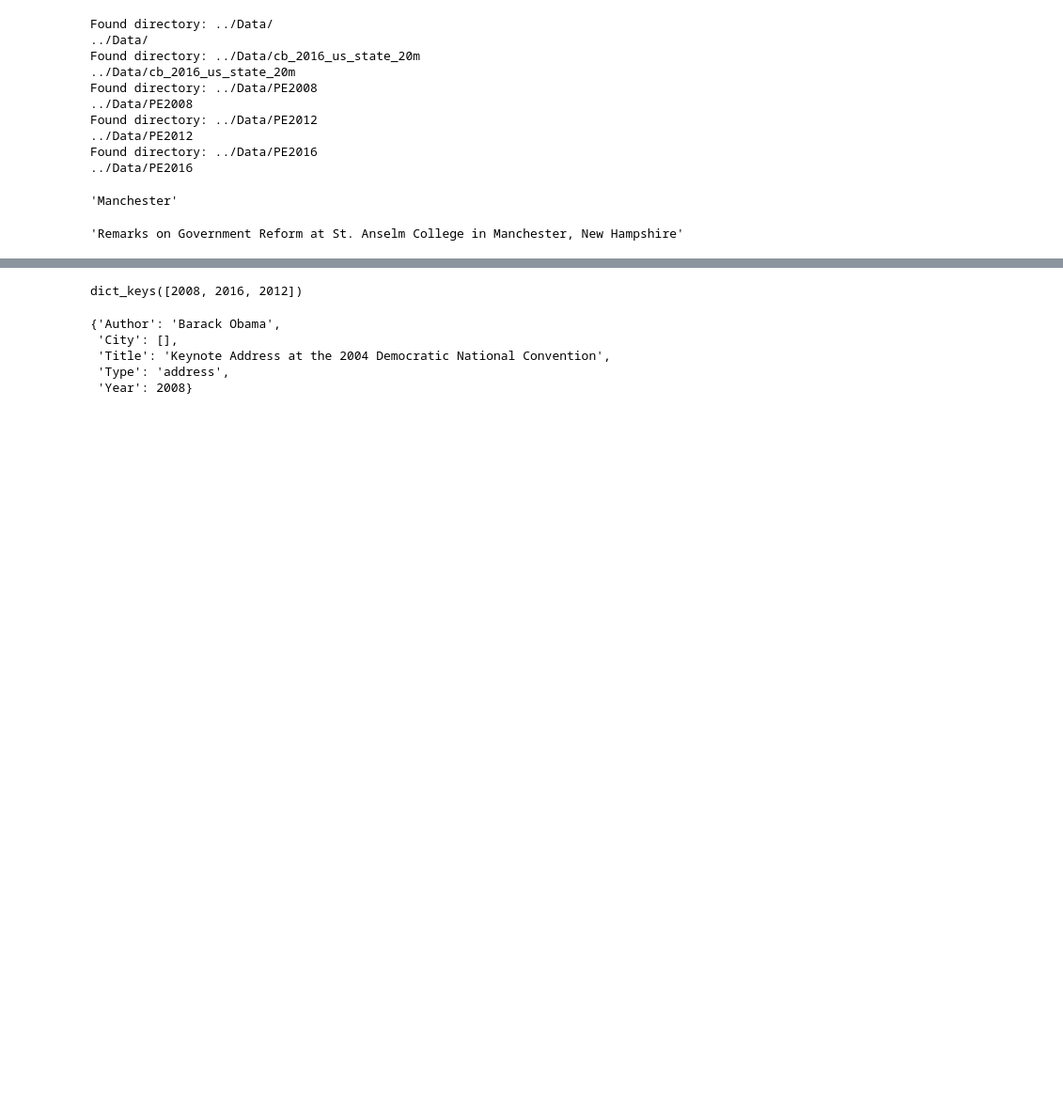
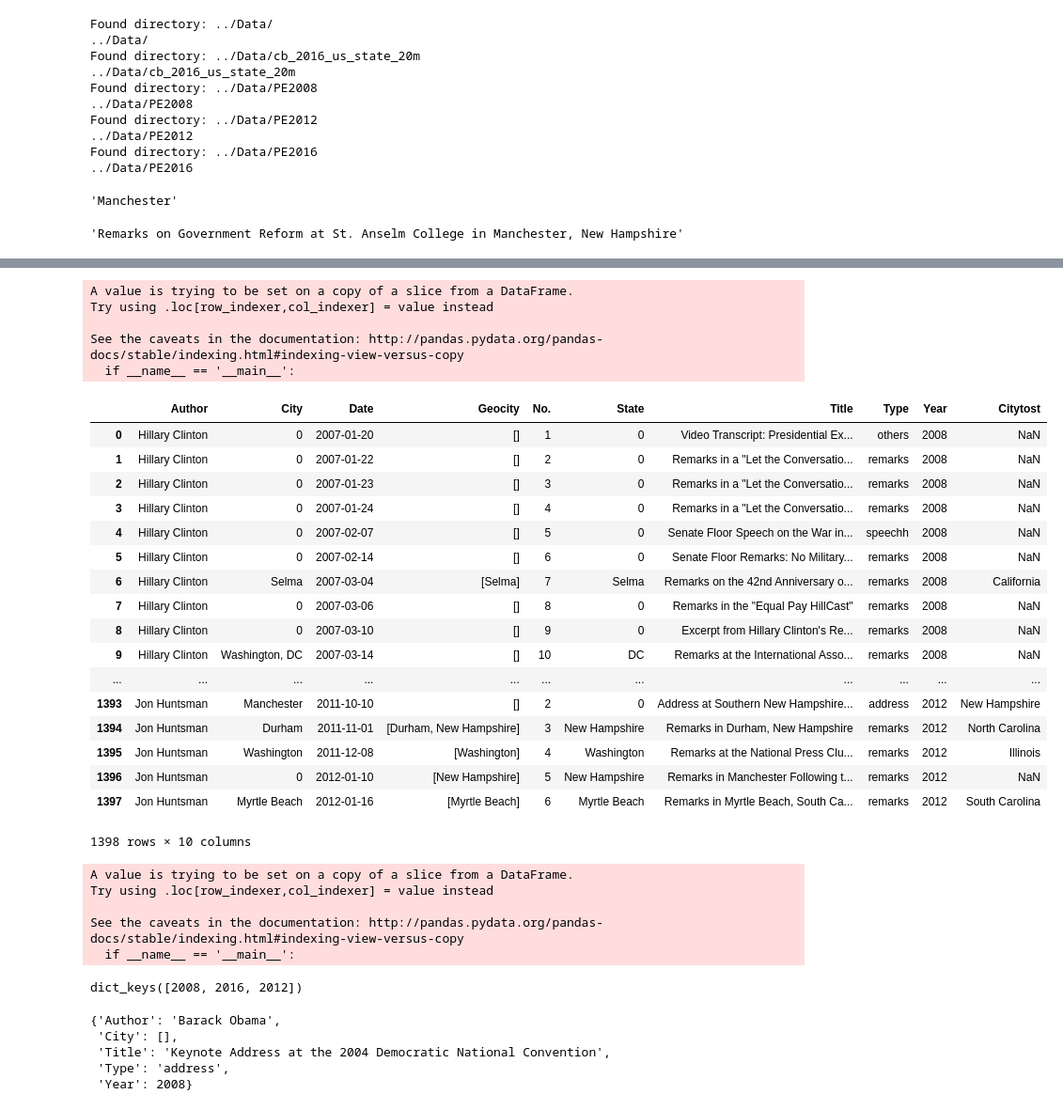
Before and after one commit to Alicechung/ML_finalPJT, a Jupyter notebook: Code/ML_preprocessing texts.ipynb, the cells around one changed output, grey strips where cells are left out. Shown at 94% size. Cells and saved outputs as stored; diff of their text form; code cells hidden in the pictures; blank space fills up the shorter version.

```diff
--- a/Code/ML_preprocessing texts.ipynb
+++ b/Code/ML_preprocessing texts.ipynb
@@ -292,0 +204,2 @@ df
+# %%
+df1 = df[['Author', 'City', 'Date', 'Geocity', 'No.', 'State','Title', 'Type', 'Year']]
@@ -293 +208,38 @@ df
+# %%
+df1['Citytost'] = df1['City'].map(city_to_state_dict)
+# %% [output]
+A value is trying to be set on a copy of a slice from a DataFrame.
+Try using .loc[row_indexer,col_indexer] = value instead
+
+See the caveats in the documentation: http://pandas.pydata.org/pandas-docs/stable/indexing.html#indexing-view-versus-copy
+  if __name__ == '__main__':
+# %%
+df1
+# %% [output]
+|  | Author | City | Date | Geocity | No. | State | Title | Type | Year | Citytost |
+| 0 | Hillary Clinton | 0 | 2007-01-20 | [] | 1 | 0 | Video Transcript: Presidential Ex... | others | 2008 | NaN |
+| 1 | Hillary Clinton | 0 | 2007-01-22 | [] | 2 | 0 | Remarks in a "Let the Conversatio... | remarks | 2008 | NaN |
+| 2 | Hillary Clinton | 0 | 2007-01-23 | [] | 3 | 0 | Remarks in a "Let the Conversatio... | remarks | 2008 | NaN |
+| 3 | Hillary Clinton | 0 | 2007-01-24 | [] | 4 | 0 | Remarks in a "Let the Conversatio... | remarks | 2008 | NaN |
+| 4 | Hillary Clinton | 0 | 2007-02-07 | [] | 5 | 0 | Senate Floor Speech on the War in... | speechh | 2008 | NaN |
+| 5 | Hillary Clinton | 0 | 2007-02-14 | [] | 6 | 0 | Senate Floor Remarks: No Military... | remarks | 2008 | NaN |
+| 6 | Hillary Clinton | Selma | 2007-03-04 | [Selma] | 7 | Selma | Remarks on the 42nd Anniversary o... | remarks | 2008 | California |
+| 7 | Hillary Clinton | 0 | 2007-03-06 | [] | 8 | 0 | Remarks in the "Equal Pay HillCast" | remarks | 2008 | NaN |
+| 8 | Hillary Clinton | 0 | 2007-03-10 | [] | 9 | 0 | Excerpt from Hillary Clinton's Re... | remarks | 2008 | NaN |
+| 9 | Hillary Clinton | Washington, DC | 2007-03-14 | [] | 10 | DC | Remarks at the International Asso... | remarks | 2008 | NaN |
+| ... | ... | ... | ... | ... | ... | ... | ... | ... | ... | ... |
+| 1393 | Jon Huntsman | Manchester | 2011-10-10 | [] | 2 | 0 | Address at Southern New Hampshire... | address | 2012 | New Hampshire |
+| 1394 | Jon Huntsman | Durham | 2011-11-01 | [Durham, New Hampshire] | 3 | New Hampshire | Remarks in Durham, New Hampshire | remarks | 2012 | North Carolina |
+| 1395 | Jon Huntsman | Washington | 2011-12-08 | [Washington] | 4 | Washington | Remarks at the National Press Clu... | remarks | 2012 | Illinois |
+| 1396 | Jon Huntsman | 0 | 2012-01-10 | [New Hampshire] | 5 | New Hampshire | Remarks in Manchester Following t... | remarks | 2012 | NaN |
+| 1397 | Jon Huntsman | Myrtle Beach | 2012-01-16 | [Myrtle Beach] | 6 | Myrtle Beach | Remarks in Myrtle Beach, South Ca... | remarks | 2012 | South Carolina |
+1398 rows × 10 columns
+# %%
+df1['flag'] = df1['State'] == df1['Citytost']
+# %% [output]
+A value is trying to be set on a copy of a slice from a DataFrame.
+Try using .loc[row_indexer,col_indexer] = value instead
+
+See the caveats in the documentation: http://pandas.pydata.org/pandas-docs/stable/indexing.html#indexing-view-versus-copy
+  if __name__ == '__main__':
 # %%
```
Also changed, not shown: parts of 13 cells of this notebook, 3 other files.
